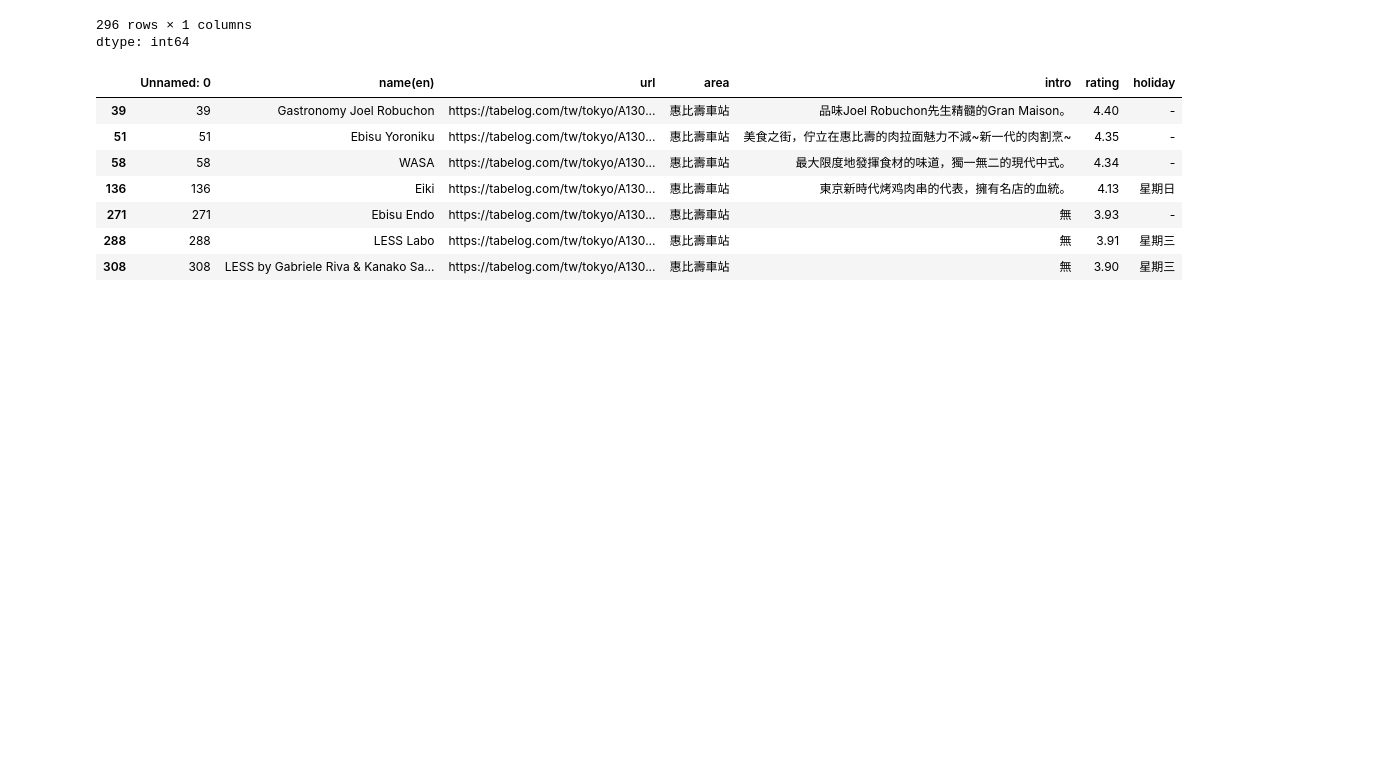
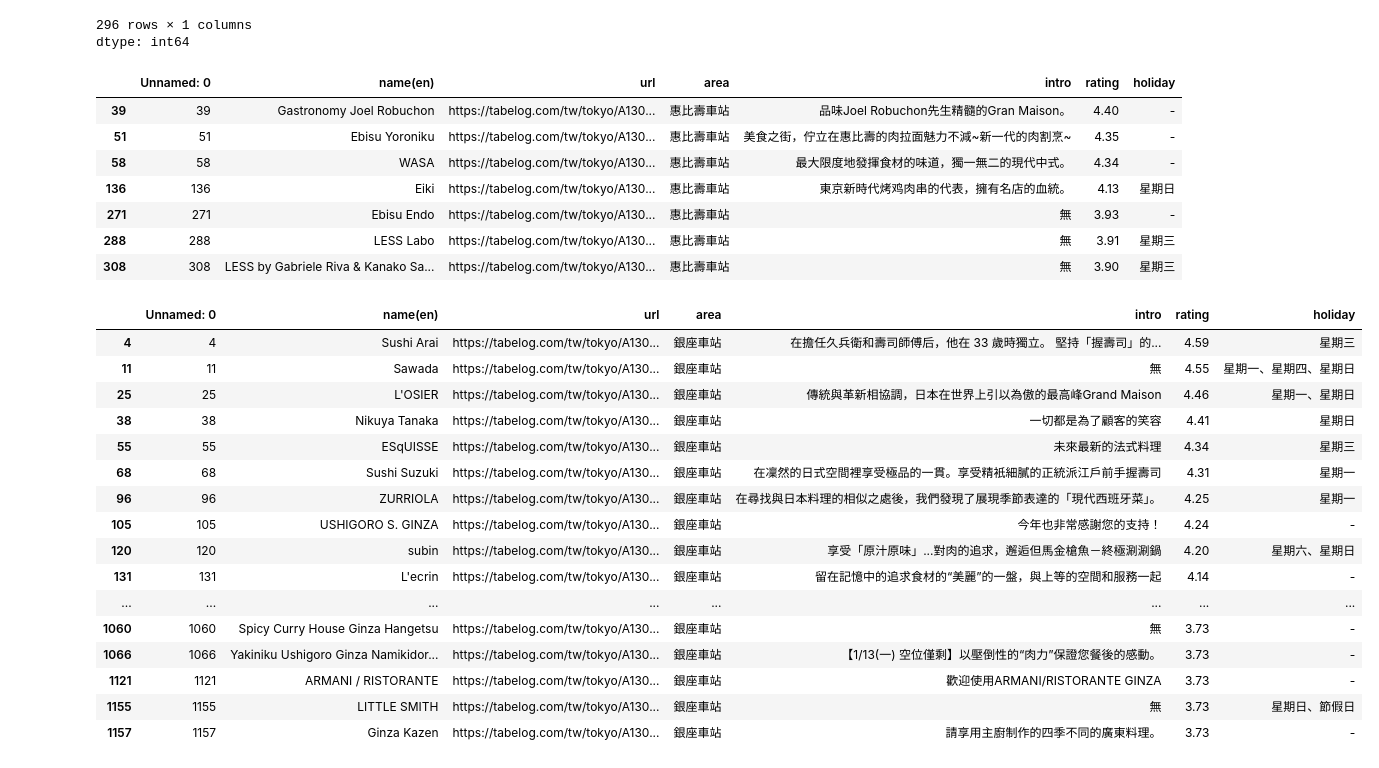
Before and after one commit to LiShun522/tibame_1224, a Jupyter notebook: 250113_pandas.ipynb, the cells around one changed output. Drawn from its saved outputs; the diff is of its cells as text; code cells hidden in the pictures; blank space fills up the shorter version.

```diff
--- a/250113_pandas.ipynb
+++ b/250113_pandas.ipynb
@@ -331,3 +331,30 @@ df[fil]
 | 271 | 271 | Ebisu Endo | https://tabelog.com/tw/tokyo/A130... | 惠比壽車站 | 無 | 3.93 | - |
 | 288 | 288 | LESS Labo | https://tabelog.com/tw/tokyo/A130... | 惠比壽車站 | 無 | 3.91 | 星期三 |
 | 308 | 308 | LESS by Gabriele Riva & Kanako Sa... | https://tabelog.com/tw/tokyo/A130... | 惠比壽車站 | 無 | 3.90 | 星期三 |
+# %%
+# Series.apply(func, convert_dtype=<no_default>, args=(), *, by_row='compat', **kwargs)
+def func(s, name):
+  if name == s: # 本來是 in 改為 == 因為有可能有不同類似參數
+    return True
+  else:
+    return False
+fil = df["area"].apply(func, args=["銀座車站"])
+df[fil]
+# %% [output]
+|  | Unnamed: 0 | name(en) | url | area | intro | rating | holiday |
+| 4 | 4 | Sushi Arai | https://tabelog.com/tw/tokyo/A130... | 銀座車站 | 在擔任久兵衛和壽司師傅后，他在 33 歲時獨立。 堅持「握壽司」的... | 4.59 | 星期三 |
+| 11 | 11 | Sawada | https://tabelog.com/tw/tokyo/A130... | 銀座車站 | 無 | 4.55 | 星期一、星期四、星期日 |
+| 25 | 25 | L'OSIER | https://tabelog.com/tw/tokyo/A130... | 銀座車站 | 傳統與革新相協調，日本在世界上引以為傲的最高峰Grand Maison | 4.46 | 星期一、星期日 |
+| 38 | 38 | Nikuya Tanaka | https://tabelog.com/tw/tokyo/A130... | 銀座車站 | 一切都是為了顧客的笑容 | 4.41 | 星期日 |
+| 55 | 55 | ESqUISSE | https://tabelog.com/tw/tokyo/A130... | 銀座車站 | 未來最新的法式料理 | 4.34 | 星期三 |
+| 68 | 68 | Sushi Suzuki | https://tabelog.com/tw/tokyo/A130... | 銀座車站 | 在凜然的日式空間裡享受極品的一貫。享受精衹細膩的正統派江戶前手握壽司 | 4.31 | 星期一 |
+| 96 | 96 | ZURRIOLA | https://tabelog.com/tw/tokyo/A130... | 銀座車站 | 在尋找與日本料理的相似之處後，我們發現了展現季節表達的「現代西班牙菜」。 | 4.25 | 星期一 |
+| 105 | 105 | USHIGORO S. GINZA | https://tabelog.com/tw/tokyo/A130... | 銀座車站 | 今年也非常感謝您的支持！ | 4.24 | - |
+| 120 | 120 | subin | https://tabelog.com/tw/tokyo/A130... | 銀座車站 | 享受「原汁原味」...對肉的追求，邂逅但馬金槍魚－終極涮涮鍋 | 4.20 | 星期六、星期日 |
+| 131 | 131 | L'ecrin | https://tabelog.com/tw/tokyo/A130... | 銀座車站 | 留在記憶中的追求食材的“美麗”的一盤，與上等的空間和服務一起 | 4.14 | - |
+| ... | ... | ... | ... | ... | ... | ... | ... |
+| 1060 | 1060 | Spicy Curry House Ginza Hangetsu | https://tabelog.com/tw/tokyo/A130... | 銀座車站 | 無 | 3.73 | - |
+| 1066 | 1066 | Yakiniku Ushigoro Ginza Namikidor... | https://tabelog.com/tw/tokyo/A130... | 銀座車站 | 【1/13(一) 空位僅剩】以壓倒性的“肉力”保證您餐後的感動。 | 3.73 | - |
+| 1121 | 1121 | ARMANI / RISTORANTE | https://tabelog.com/tw/tokyo/A130... | 銀座車站 | 歡迎使用ARMANI/RISTORANTE GINZA | 3.73 | - |
+| 1155 | 1155 | LITTLE SMITH | https://tabelog.com/tw/tokyo/A130... | 銀座車站 | 無 | 3.73 | 星期日、節假日 |
+| 1157 | 1157 | Ginza Kazen | https://tabelog.com/tw/tokyo/A130... | 銀座車站 | 請享用主廚制作的四季不同的廣東料理。 | 3.73 | - |
```
